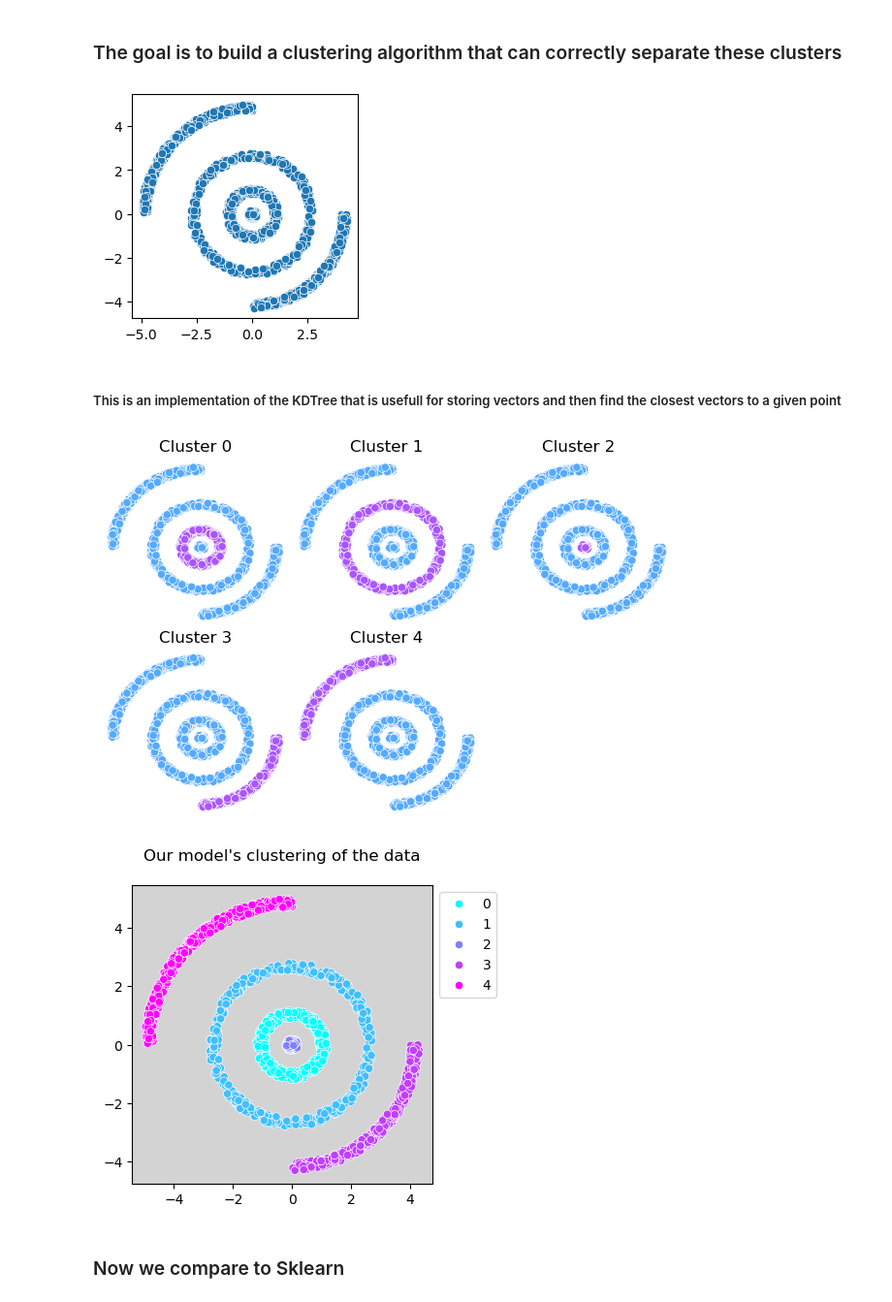
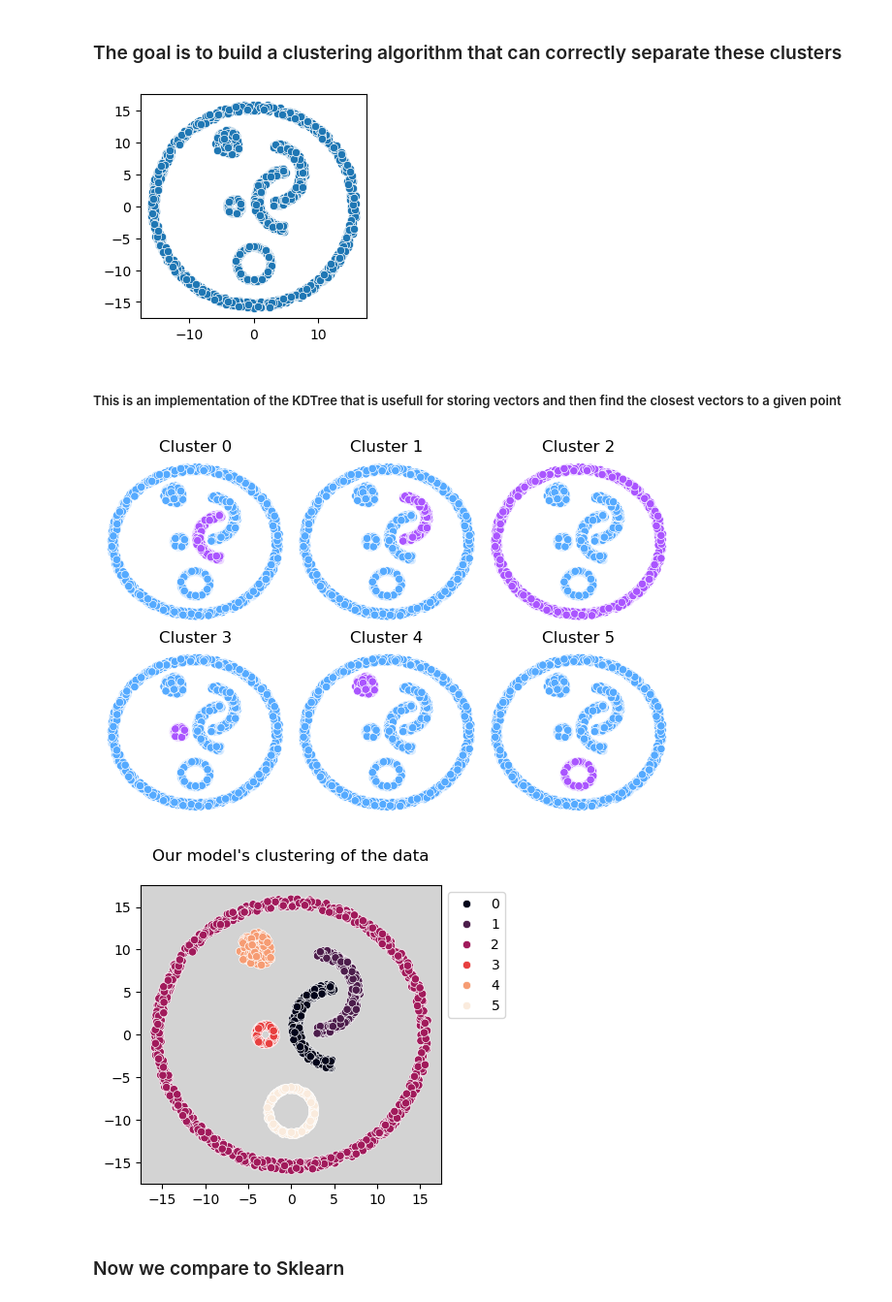
Before and after one commit to trigo613/FromScratch, a Jupyter notebook: DBSCAN.ipynb, the cells around one changed output. Shown at 97% size. Saved outputs shown, nothing was run; the diff lists cells and outputs as text; code cells hidden in the pictures.

```diff
--- a/DBSCAN.ipynb
+++ b/DBSCAN.ipynb
@@ -6,28 +6,34 @@ import seaborn as sns
 # %% [markdown]
 <h3>Generating some data that KMeansClustering can't separate properly</h3>
 # %%
-def return_circle_data(amt,radius_min,radius_max):
+def return_circle_data(amt,radius_min,radius_max,h_pos=0,y_pos=0):
     points = np.random.random((amt,2))-0.5
     for i in range(len(points)):
         points[i] = points[i]/np.linalg.norm(points[i])
         points[i] = points[i] * (radius_min + (radius_max-radius_min)*np.random.ranf())
+    points = points + np.array([h_pos,y_pos])
     return points
 
-def return_arch_data(amt,radius_min,radius_max,h_direction=1,v_direction=1):
+def return_arch_data(amt,radius_min,radius_max,h_direction=1,v_direction=1,h_pos=0,y_pos=0):
     points = np.random.random((amt,2))
     points[:,0] = points[:,0]*h_direction
     points[:,1] = points[:,1]*v_direction
     for i in range(len(points)):
         points[i] = points[i]/np.linalg.norm(points[i])
         points[i] = points[i] * (radius_min + (radius_max-radius_min)*np.random.ranf())
+    points = points + np.array([h_pos,y_pos])
     return points
 # %%
-big_circle = return_circle_data(400,2.5,2.8)
-small_circle = return_circle_data(400,0.9,1.2)
-smaller_circle = return_circle_data(400,0,0.2)
-arch_one = return_arch_data(400,4,4.3,1,-1)
-arch_two = return_arch_data(400,4.7,5,-1,1)
-data = np.vstack([big_circle,small_circle,smaller_circle,arch_one,arch_two])
+huge_circle = return_circle_data(1000,15,16,0,0)
+big_circle = return_circle_data(300,2.5,2.8,0,-9)
+small_circle = return_circle_data(300,0.9,1.2,-3,0)
+smaller_circle = return_circle_data(200,0,2,-4,10)
+arch_one = return_arch_data(200,4,5,1,-1,3,5)
+arch_two = return_arch_data(200,4,5,1,1,3,5)
+arch_three = return_arch_data(200,4,5,-1,1,5,1)
+arch_four = return_arch_data(200,4,5,-1,-1,5,1)
+
+data = np.vstack([huge_circle,big_circle,small_circle,smaller_circle,arch_one,arch_two,arch_three,arch_four])
 # %% [markdown]
 <h3>The goal is to build a clustering algorithm that can correctly separate these clusters</h3>
 # %%
@@ -35,7 +41,7 @@ fig, axs = plt.subplots(1, 1, figsize=(3, 3))
 sns.scatterplot(x=data[:,0],y = data[:,1])
 plt.show()
 # %% [output]
-[figure, old version]
+[figure, new version]
 # %% [markdown]
 <h5>This is an implementation of the KDTree that is usefull for storing vectors and then find the closest vectors to a given point </h5>
 # %%
@@ -183,20 +189,21 @@ class DBSCAN:
         plt.show()
         return self.labels.astype(int)
 # %%
-DBS = DBSCAN(n_neighbours=5,max_neighbour_distance=0.3)
+#After some trial and error these parameters are found to work
+DBS = DBSCAN(n_neighbours=5,max_neighbour_distance=1)
 # %%
 labels = DBS.fit(data)
 # %% [output]
-[figure, old version]
+[figure, new version]
 # %%
 fig, axs = plt.subplots(1, 1, figsize=(4, 4))
 axs.set_facecolor('lightgray')
-sns.scatterplot(x=data[:,0],y = data[:,1], hue= labels,palette='cool')
+sns.scatterplot(x=data[:,0],y = data[:,1], hue= labels,palette='rocket')
 plt.legend(loc='upper left', bbox_to_anchor=(1, 1))
 plt.title("Our model's clustering of the data\n")
 plt.show()
 # %% [output]
-[figure, old version]
+[figure, new version]
 # %% [markdown]
 <h3>Now we compare to Sklearn</h3>
 # %%
```
Also changed, not shown: parts of 2 cells of this notebook.
